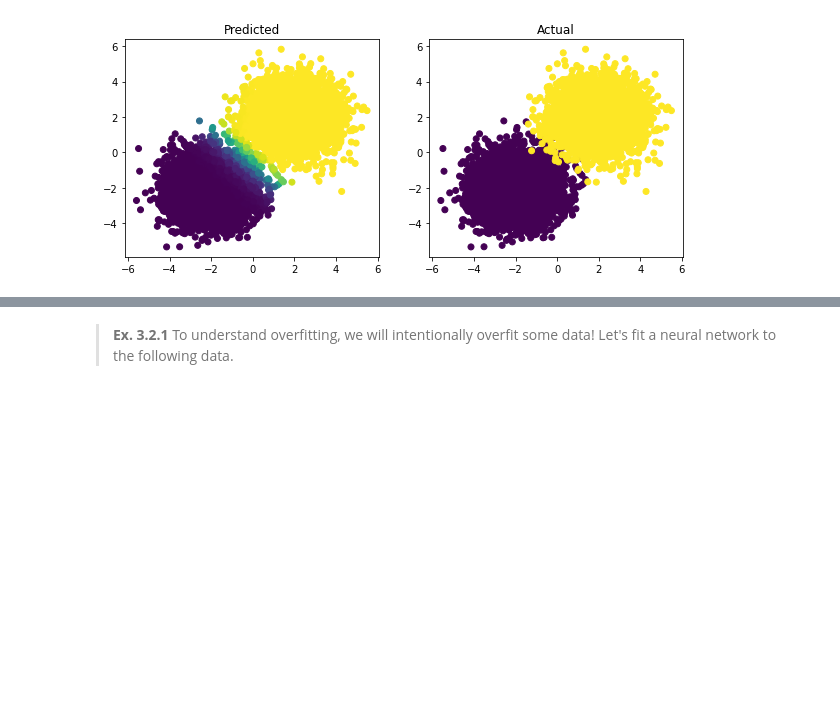
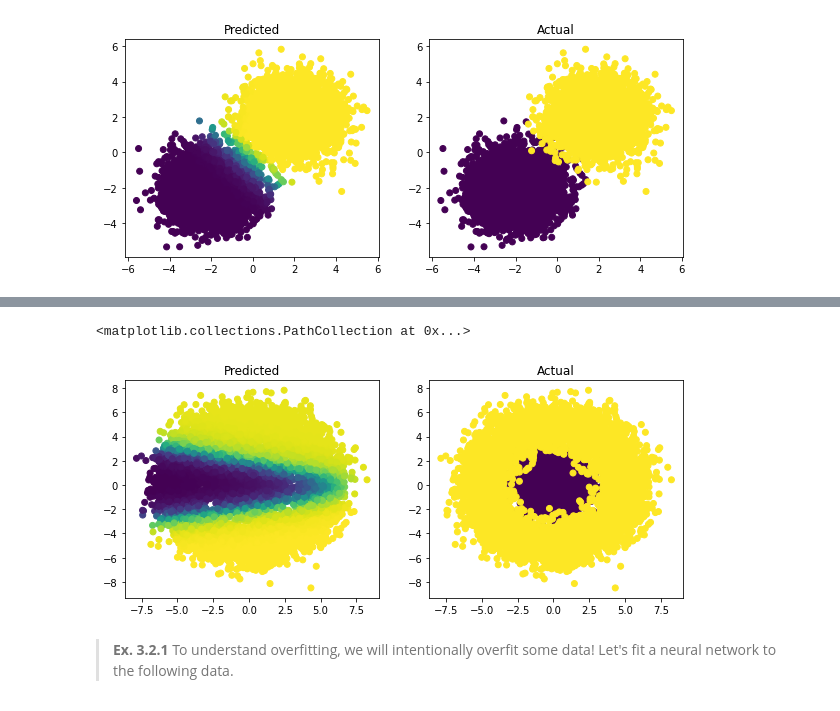
Before and after one commit to jackbodine/NeuralNetworksAssignment1, a Jupyter notebook: assignment1_JackBodine.ipynb, the cells around one changed output, grey strips where cells are left out. Cells and saved outputs as stored; diff of their text form; code cells hidden in the pictures; blank space fills up the shorter version.

```diff
--- a/assignment1_JackBodine.ipynb
+++ b/assignment1_JackBodine.ipynb
@@ -476,8 +480,8 @@ X_train_2_nonlinear, y_train_2_nonlinear = generate_X_nonlinear(100000)
 X_test_2_nonlinear, y_test_2_nonlinear = generate_X_nonlinear(10000)
 
 model = Sequential()
-model.add(Dense(2, activation = 'relu'))
-model.add(Dense(3, activation = 'relu'))
+model.add(Dense(2, activation = 'tanh'))
+model.add(Dense(3, activation = 'tanh'))
 model.add(Dense(1, activation = 'sigmoid'))
 
 model.compile(optimizer='sgd',
@@ -486,8 +490,9 @@ model.compile(optimizer='sgd',
 
 model.fit(X_train_2_nonlinear, y_train_2_nonlinear, epochs=10, batch_size=128)
 
-# Also a bit quicker than using the previous method.
-# Accuracy is usualy around 0.65-0.67.
+# Also a bit slower than using the previous method when using the same batch_size
+# Accuracy is usualy around 0.86
+# The predicted plot looks significantly less similar to the actual plot when compared to the previous method.
 # %% [output]
 Train on 100000 samples
 Epoch 1/10
@@ -509,4 +514,18 @@ Epoch 10/10
 <tensorflow.python.keras.callbacks.History at 0x...>
+# %%
+# Plot
+predictions = model.predict(X_test_2_nonlinear)
+
+plt.figure(figsize=(10, 4))
+plt.subplot(1, 2, 1)
+plt.title("Predicted")
+plt.scatter(X_test_2_nonlinear[:, 0], X_test_2_nonlinear[:, 1], c=list(predictions))
+plt.subplot(1, 2, 2)
+plt.title("Actual")
+plt.scatter(X_test_2_nonlinear[:, 0], X_test_2_nonlinear[:, 1], c=list(y_test_2_nonlinear.reshape(-1)))
+# %% [output]
+<matplotlib.collections.PathCollection at 0x...>
+[figure, added]
 # %% [markdown]
 > **Ex. 3.2.1** To understand overfitting, we will intentionally overfit some data! Let's fit a neural network to the following data.
 # %%
```
Also changed, not shown: parts of 9 cells of this notebook.
